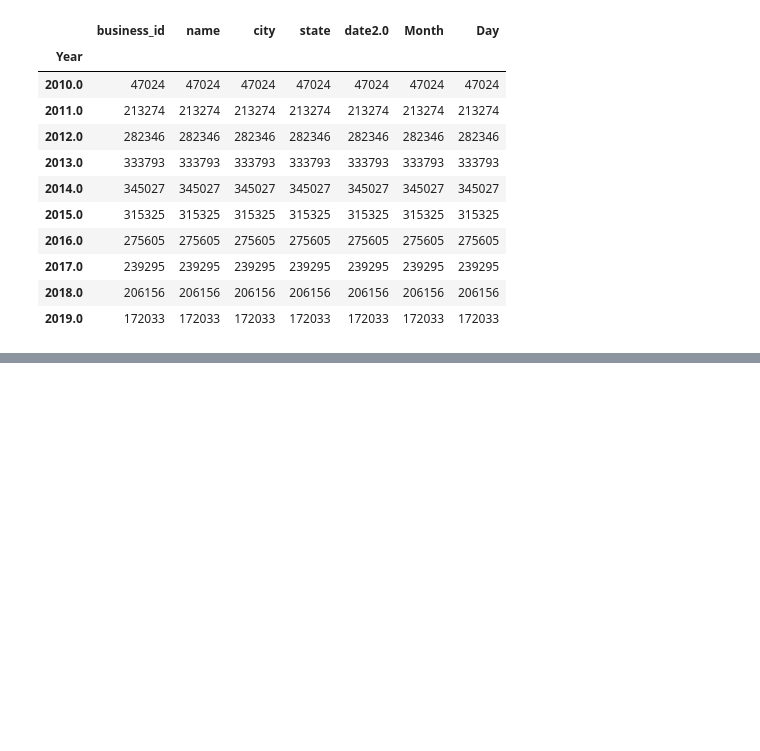
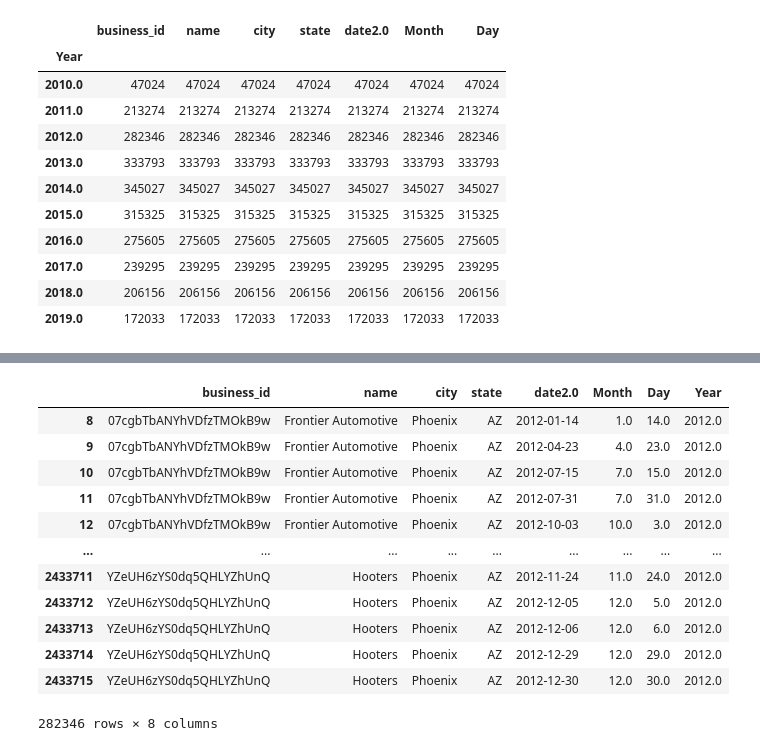
Before and after one commit to egitit/Yelp_Business_Check-ins_and_The-Weather, a Jupyter notebook: yelp_checkin_eda.ipynb, the cells around one changed output, grey strips where cells are left out. Cells and saved outputs as stored; diff of their text form; code cells hidden in the pictures; blank space fills up the shorter version.

```diff
--- a/yelp_checkin_eda.ipynb
+++ b/yelp_checkin_eda.ipynb
@@ -483,4 +497,19 @@ checkins_2011 = phx_checkins.loc[phx_checkins['Year'] == 2011]
 # %%
 checkins_2012 = phx_checkins.loc[phx_checkins['Year'] == 2012]
+checkins_2012
+# %% [output]
+|  | business_id | name | city | state | date2.0 | Month | Day | Year |
+| 8 | 07cgbTbANYhVDfzTMOkB9w | Frontier Automotive | Phoenix | AZ | 2012-01-14 | 1.0 | 14.0 | 2012.0 |
+| 9 | 07cgbTbANYhVDfzTMOkB9w | Frontier Automotive | Phoenix | AZ | 2012-04-23 | 4.0 | 23.0 | 2012.0 |
+| 10 | 07cgbTbANYhVDfzTMOkB9w | Frontier Automotive | Phoenix | AZ | 2012-07-15 | 7.0 | 15.0 | 2012.0 |
+| 11 | 07cgbTbANYhVDfzTMOkB9w | Frontier Automotive | Phoenix | AZ | 2012-07-31 | 7.0 | 31.0 | 2012.0 |
+| 12 | 07cgbTbANYhVDfzTMOkB9w | Frontier Automotive | Phoenix | AZ | 2012-10-03 | 10.0 | 3.0 | 2012.0 |
+| ... | ... | ... | ... | ... | ... | ... | ... | ... |
+| 2433711 | YZeUH6zYS0dq5QHLYZhUnQ | Hooters | Phoenix | AZ | 2012-11-24 | 11.0 | 24.0 | 2012.0 |
+| 2433712 | YZeUH6zYS0dq5QHLYZhUnQ | Hooters | Phoenix | AZ | 2012-12-05 | 12.0 | 5.0 | 2012.0 |
+| 2433713 | YZeUH6zYS0dq5QHLYZhUnQ | Hooters | Phoenix | AZ | 2012-12-06 | 12.0 | 6.0 | 2012.0 |
+| 2433714 | YZeUH6zYS0dq5QHLYZhUnQ | Hooters | Phoenix | AZ | 2012-12-29 | 12.0 | 29.0 | 2012.0 |
+| 2433715 | YZeUH6zYS0dq5QHLYZhUnQ | Hooters | Phoenix | AZ | 2012-12-30 | 12.0 | 30.0 | 2012.0 |
+282346 rows × 8 columns
 # %%
 checkins_2013 = phx_checkins.loc[phx_checkins['Year'] == 2013]
```
Also changed, not shown: parts of 11 cells of this notebook, 1 other file.
